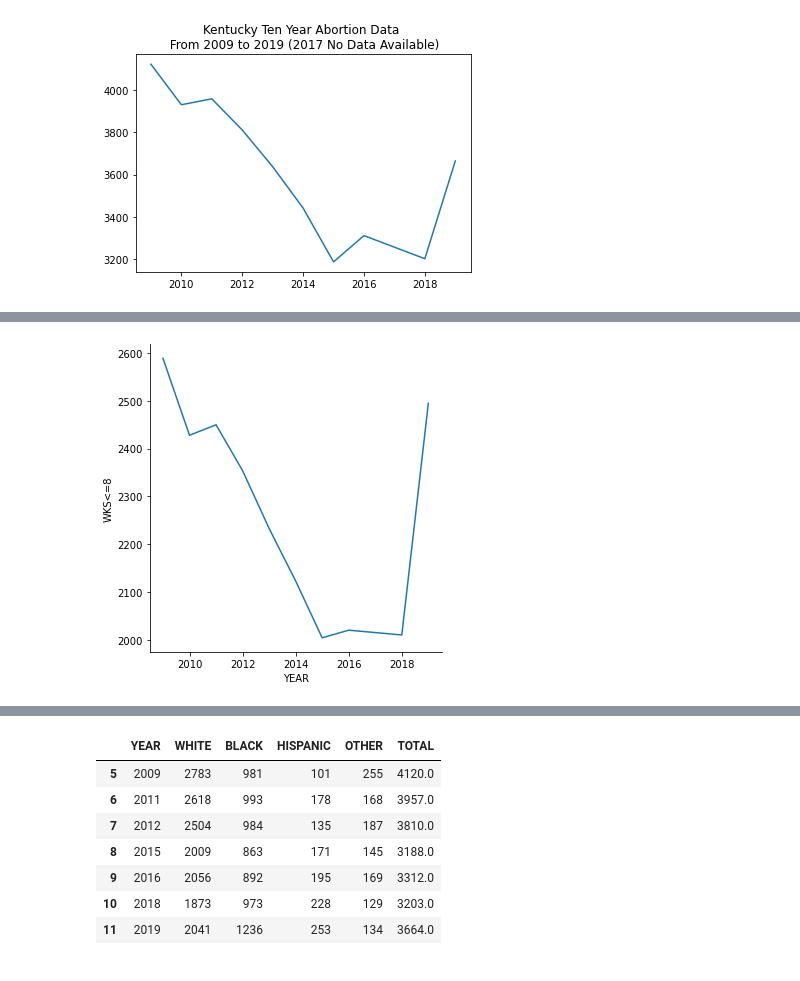
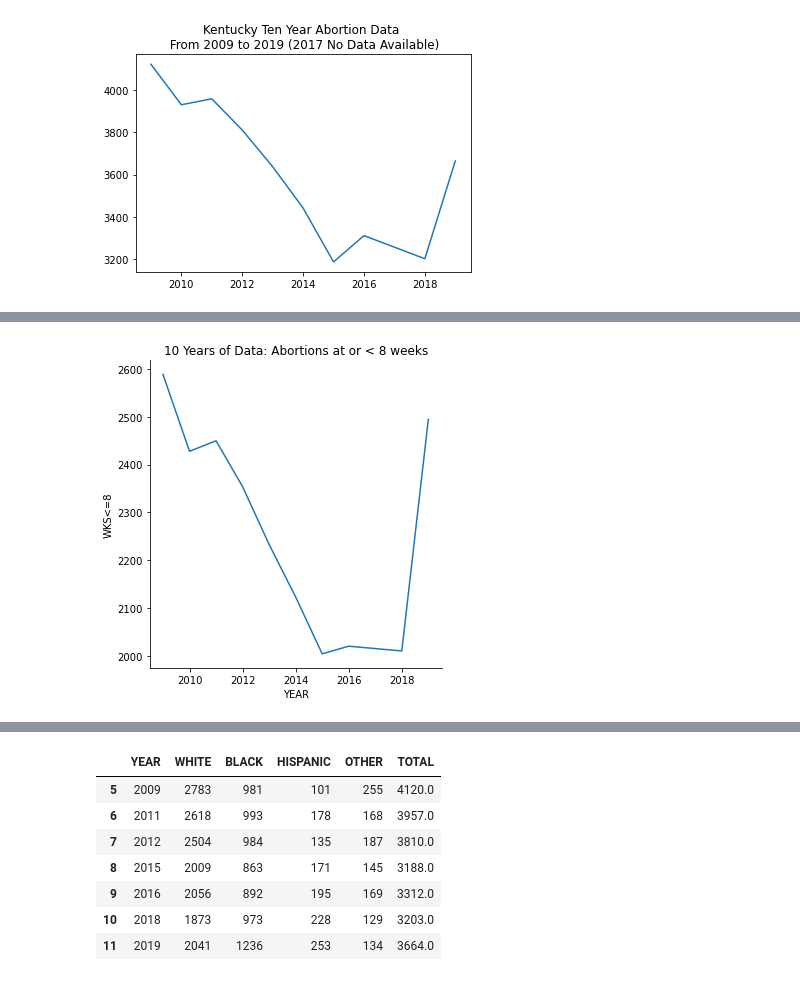
Before and after one commit to Vicky-Kaeser/ky_abortions, a Jupyter notebook: ky_abortion.ipynb, the cells around one changed output, grey strips where cells are left out. Saved outputs shown, nothing was run; the diff lists cells and outputs as text; code cells hidden in the pictures.

```diff
--- a/ky_abortion.ipynb
+++ b/ky_abortion.ipynb
@@ -155,2 +151,0 @@ gestation_df
-# %%
-gestation_df2 = gestation_df1.iloc[5:,0:].copy()
@@ -171,2 +151,0 @@ gestation_df2
-# %%
-gestation_df2.set_index('YEAR', inplace=True)
@@ -188,4 +171,5 @@ gestation_df2
 # %%
-gestation_WKS =sns.relplot(data=gestation_df2, kind='line', x='YEAR', y="WKS<=8")
+#visualize data
+gestation_WKS =sns.relplot(data=gestation_df2, kind='line', x='YEAR', y="WKS<=8", ci=None).set(title="10 Years of Data: Abortions at or < 8 weeks")
 # %% [output]
-[figure, old version]
+[figure, new version]
```
Also changed, not shown: parts of 81 cells of this notebook, 1 other file.
